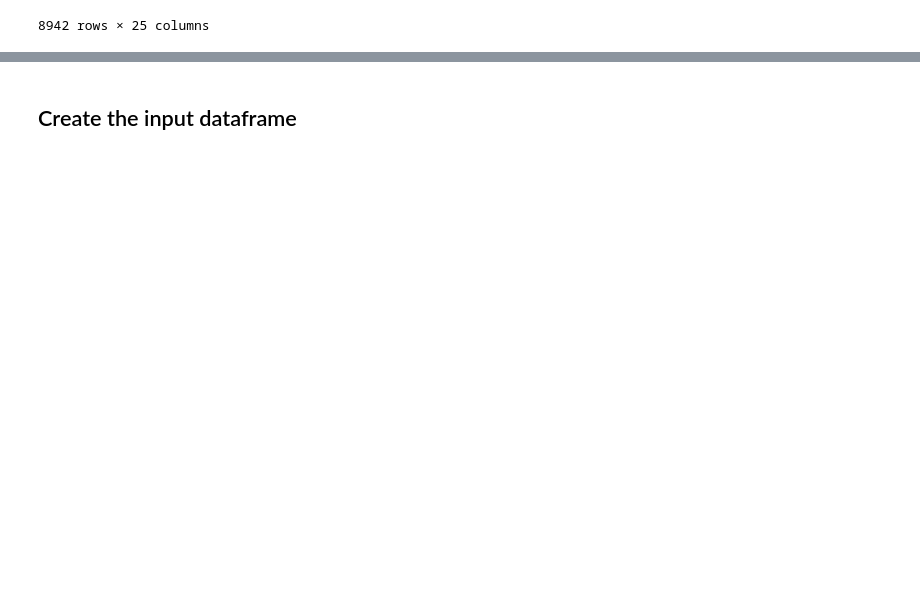
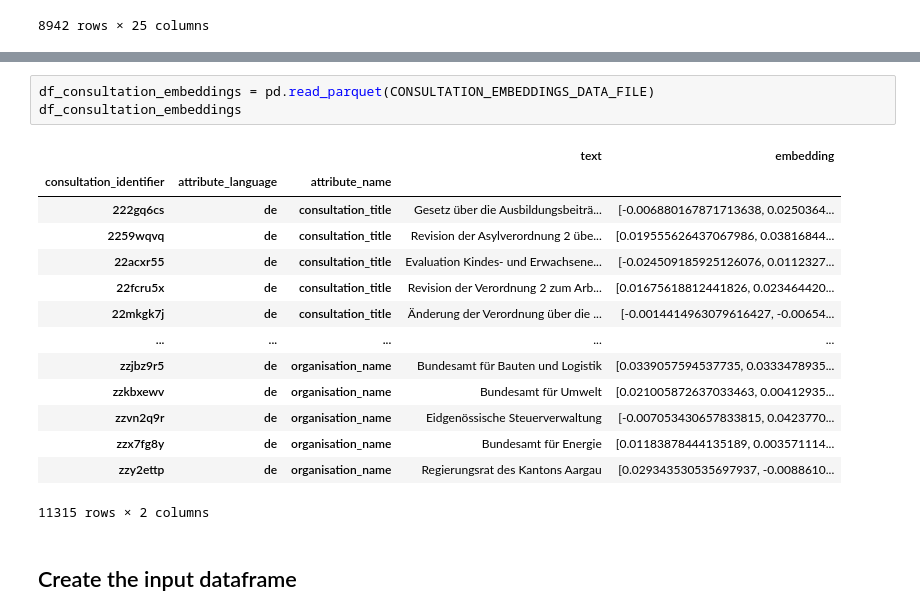
Before and after one commit to Demokratis-ch/demokratis-ml, a Jupyter notebook: research/consultation_topics/VM_document_topic_classifier.ipynb, the cells around one changed output, grey strips where cells are left out. Saved outputs shown, nothing was run; the diff lists cells and outputs as text; blank space fills up the shorter version.

```diff
--- a/research/consultation_topics/VM_document_topic_classifier.ipynb
+++ b/research/consultation_topics/VM_document_topic_classifier.ipynb
@@ -170,2 +160,20 @@ df_consultations_synthetic
+# %%
+df_consultation_embeddings = pd.read_parquet(CONSULTATION_EMBEDDINGS_DATA_FILE)
+df_consultation_embeddings
+# %% [output]
+|  |  |  | text | embedding |
+| consultation_identifier | attribute_language | attribute_name |  |  |
+| 222gq6cs | de | consultation_title | Gesetz über die Ausbildungsbeiträ... | [-0.006880167871713638, 0.0250364... |
+| 2259wqvq | de | consultation_title | Revision der Asylverordnung 2 übe... | [0.019555626437067986, 0.03816844... |
+| 22acxr55 | de | consultation_title | Evaluation Kindes- und Erwachsene... | [-0.024509185925126076, 0.0112327... |
+| 22fcru5x | de | consultation_title | Revision der Verordnung 2 zum Arb... | [0.01675618812441826, 0.023464420... |
+| 22mkgk7j | de | consultation_title | Änderung der Verordnung über die ... | [-0.0014414963079616427, -0.00654... |
+| ... | ... | ... | ... | ... |
+| zzjbz9r5 | de | organisation_name | Bundesamt für Bauten und Logistik | [0.0339057594537735, 0.0333478935... |
+| zzkbxewv | de | organisation_name | Bundesamt für Umwelt | [0.021005872637033463, 0.00412935... |
+| zzvn2q9r | de | organisation_name | Eidgenössische Steuerverwaltung | [-0.007053430657833815, 0.0423770... |
+| zzx7fg8y | de | organisation_name | Bundesamt für Energie | [0.01183878444135189, 0.003571114... |
+| zzy2ettp | de | organisation_name | Regierungsrat des Kantons Aargau | [0.029343530535697937, -0.0088610... |
+11315 rows × 2 columns
 # %% [markdown]
 ## Create the input dataframe
```
Also changed, not shown: parts of 30 cells of this notebook, 4 other files.
